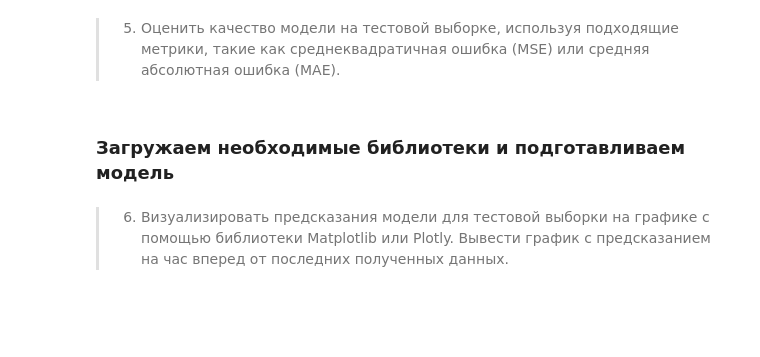
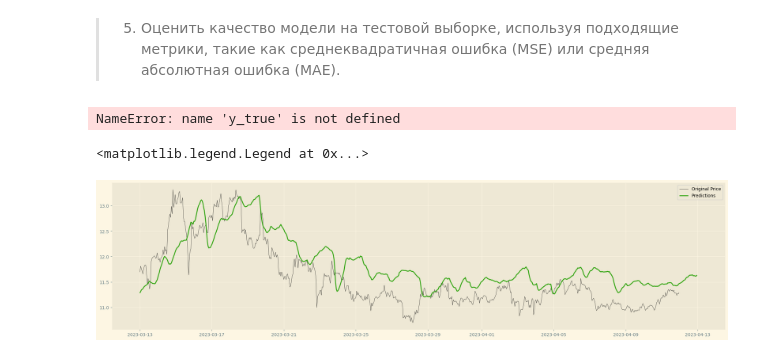
Before and after one commit to bkamuz/crypto-predictor, a Jupyter notebook: crypto-predictor.ipynb, the cells around one changed output. Saved outputs shown, nothing was run; the diff lists cells and outputs as text; code cells hidden in the pictures; blank space fills up the shorter version.

```diff
--- a/crypto-predictor.ipynb
+++ b/crypto-predictor.ipynb
@@ -281,0 +275,8 @@ ValueError: non-broadcastable output operand with shape (2400,1) doesn't match t
+# %%
+
+# Прогнозирование...
+n_past = 24 * 30]
+n_for_prediction = n_past + 24
+
+predict_period_dates = pd.date_range(list(train_dates)[-n_past], periods=n_for_prediction, freq='H').tolist()
+print(predict_period_dates)
@@ -281,0 +285,9 @@ ValueError: non-broadcastable output operand with shape (2400,1) doesn't match t
+# %%
+
+# Прогнозирование
+prediction = model.predict(trainX[-n_for_prediction:]) #shape = (n, 1) where n is the n_days_for_prediction
+
+# Выполните обратное преобразование для возврата к исходному диапазону.
+# Поскольку мы использовали множество переменных для преобразования, обратное преобразование ожидает тех же размеров
+prediction_copies = np.repeat(prediction, df_for_training.shape[1], axis=-1)
+y_pred_future = scaler.inverse_transform(prediction_copies)[:,0]
@@ -282,4 +296,2 @@ ValueError: non-broadcastable output operand with shape (2400,1) doesn't match t
 # %% [markdown]
 > 5. Оценить качество модели на тестовой выборке, используя подходящие метрики, такие как среднеквадратичная ошибка (MSE) или средняя абсолютная ошибка (MAE).
-# %% [markdown]
-### Загружаем необходимые библиотеки и подготавливаем модель
@@ -313,13 +298,30 @@ model.save(f'{models_path}{symbol}.h5')
-# %% [markdown]
-> 6. Визуализировать предсказания модели для тестовой выборки на графике с помощью библиотеки Matplotlib или Plotly. Вывести график с предсказанием на час вперед от последних полученных данных.
+# %%
+from sklearn.metrics import mean_squared_error
+
+# # Вычисляем среднеквадратичную ошибку
+mean_squared_error(y_true, y_pred).numpy()
+# %% [output]
+NameError: name 'y_true' is not defined
+# %%
+# Преобразование временной метки в дату
+forecast_dates = []
+for time_i in predict_period_dates:
+    forecast_dates.append(time_i.date())
+
+df_forecast = pd.DataFrame({'open_time':np.array(predict_period_dates), 'open':y_pred_future})
+df_forecast['open_time']=pd.to_datetime(df_forecast['open_time'])
+
+
+original = df[['open_time', 'open']].copy()
+original['open_time']=pd.to_datetime(original['open_time'], unit='ms')
+original = original.loc[original['open_time'] >= df_forecast['open_time'][0]]
 # %%
-# Получение предсказаний модели на тренировочных данных
-train_predictions = model.predict(X_train).flatten()
+plt.figure(figsize=(25,6))
+plt.grid(which='minor')
 
-# Визуализация предсказаний модели и фактических значений на тренировочных данных
-plt.figure(figsize=(25,6))
-plt.grid()
-
-plt.plot(dates_train, scaler.inverse_transform(y_train.reshape(-1, 1)), color=original_color, linewidth=0.5) # График фактических значений
-plt.plot(dates_train, scaler.inverse_transform(train_predictions.reshape(-1, 1)), color=train_color, linewidth=2) # График предсказаний
-plt.legend(['Training Observations','Training Predictions']) # Наименование графиков в легенде
+plt.plot(original['open_time'], original['open'], color=original_color, linewidth=0.5) # График фактических значений
+plt.plot(df_forecast['open_time'], df_forecast['open'], color=test_color, linewidth=2) # График предсказаний
+plt.legend(['Original Price','Predictions']) # Наименование графиков в легенде
+# %% [output]
+<matplotlib.legend.Legend at 0x...>
+[figure, added]
```
Also changed, not shown: parts of 35 cells of this notebook, 2 other files.
